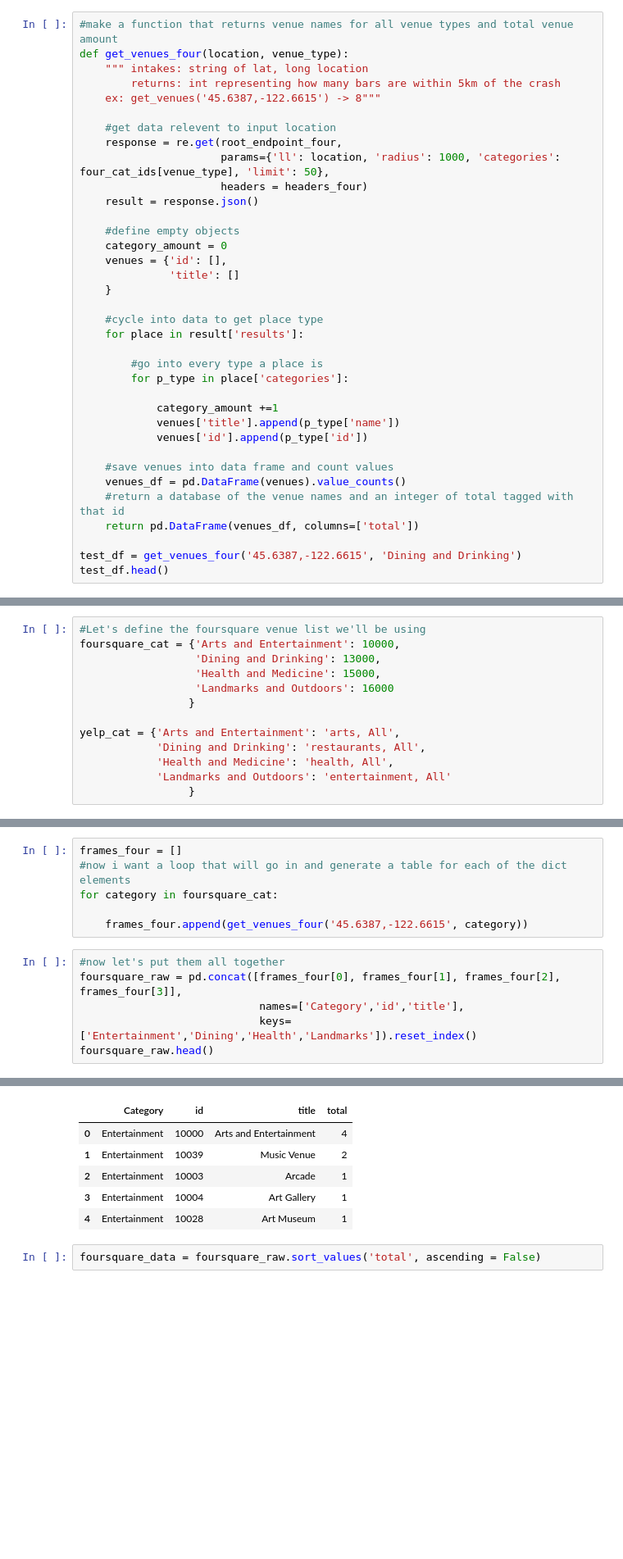
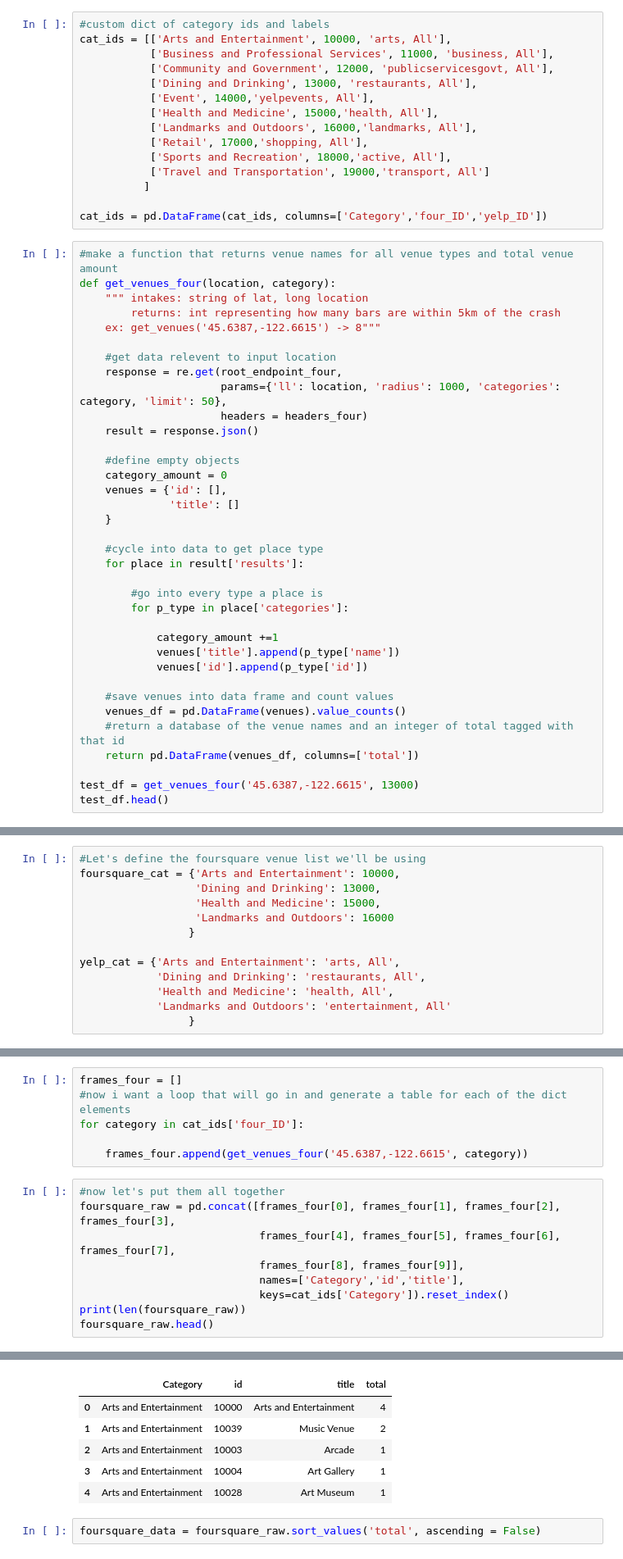
Before and after one commit to fynnweaver/LL_MiniProject2, a Jupyter notebook: DataCleaning.ipynb, the cells around one changed output, grey strips where cells are left out. Shown at 82% size. Drawn from its saved outputs; the diff is of its cells as text; blank space fills up the shorter version.

```diff
--- a/DataCleaning.ipynb
+++ b/DataCleaning.ipynb
@@ -53,13 +40,28 @@ four_cat_ids = {'Arts and Entertainment': 10000,
+# %%
+#custom dict of category ids and labels
+cat_ids = [['Arts and Entertainment', 10000, 'arts, All'],
+           ['Business and Professional Services', 11000, 'business, All'],
+           ['Community and Government', 12000, 'publicservicesgovt, All'],
+           ['Dining and Drinking', 13000, 'restaurants, All'],
+           ['Event', 14000,'yelpevents, All'],
+           ['Health and Medicine', 15000,'health, All'],
+           ['Landmarks and Outdoors', 16000,'landmarks, All'],
+           ['Retail', 17000,'shopping, All'],
+           ['Sports and Recreation', 18000,'active, All'],
+           ['Travel and Transportation', 19000,'transport, All']
+          ]
+
+cat_ids = pd.DataFrame(cat_ids, columns=['Category','four_ID','yelp_ID'])
 # %%
 #make a function that returns venue names for all venue types and total venue amount
-def get_venues_four(location, venue_type):
+def get_venues_four(location, category):
     """ intakes: string of lat, long location
         returns: int representing how many bars are within 5km of the crash
     ex: get_venues('45.6387,-122.6615') -> 8"""
 
     #get data relevent to input location
     response = re.get(root_endpoint_four,
-                      params={'ll': location, 'radius': 1000, 'categories': four_cat_ids[venue_type], 'limit': 50},
+                      params={'ll': location, 'radius': 1000, 'categories': category, 'limit': 50},
                       headers = headers_four)
     result = response.json()
 
@@ -84,7 +86,7 @@ def get_venues_four(location, venue_type):
     #return a database of the venue names and an integer of total tagged with that id
     return pd.DataFrame(venues_df, columns=['total'])
 
-test_df = get_venues_four('45.6387,-122.6615', 'Dining and Drinking')
+test_df = get_venues_four('45.6387,-122.6615', 13000)
 test_df.head()
 # %% [output]
 |  |  | total |
@@ -226,13 +243,16 @@ yelp_cat = {'Arts and Entertainment': 'arts, All',
 # %%
 frames_four = []
 #now i want a loop that will go in and generate a table for each of the dict elements
-for category in foursquare_cat:
+for category in cat_ids['four_ID']:
 
     frames_four.append(get_venues_four('45.6387,-122.6615', category))
 # %%
 #now let's put them all together
-foursquare_raw = pd.concat([frames_four[0], frames_four[1], frames_four[2], frames_four[3]],
+foursquare_raw = pd.concat([frames_four[0], frames_four[1], frames_four[2], frames_four[3],
+                            frames_four[4], frames_four[5], frames_four[6], frames_four[7],
+                            frames_four[8], frames_four[9]],
                             names=['Category','id','title'],
-                            keys=['Entertainment','Dining','Health','Landmarks']).reset_index()
+                            keys=cat_ids['Category']).reset_index()
+print(len(foursquare_raw))
 foursquare_raw.head()
 # %% [output]
@@ -239,9 +260,9 @@ foursquare_raw.head()
 |  | Category | id | title | total |
-| 0 | Entertainment | 10000 | Arts and Entertainment | 4 |
-| 1 | Entertainment | 10039 | Music Venue | 2 |
-| 2 | Entertainment | 10003 | Arcade | 1 |
-| 3 | Entertainment | 10004 | Art Gallery | 1 |
-| 4 | Entertainment | 10028 | Art Museum | 1 |
+| 0 | Arts and Entertainment | 10000 | Arts and Entertainment | 4 |
+| 1 | Arts and Entertainment | 10039 | Music Venue | 2 |
+| 2 | Arts and Entertainment | 10003 | Arcade | 1 |
+| 3 | Arts and Entertainment | 10004 | Art Gallery | 1 |
+| 4 | Arts and Entertainment | 10028 | Art Museum | 1 |
 # %%
 foursquare_data = foursquare_raw.sort_values('total', ascending = False)
 # %%
```
Also changed, not shown: parts of 12 cells of this notebook, 14 other files.
